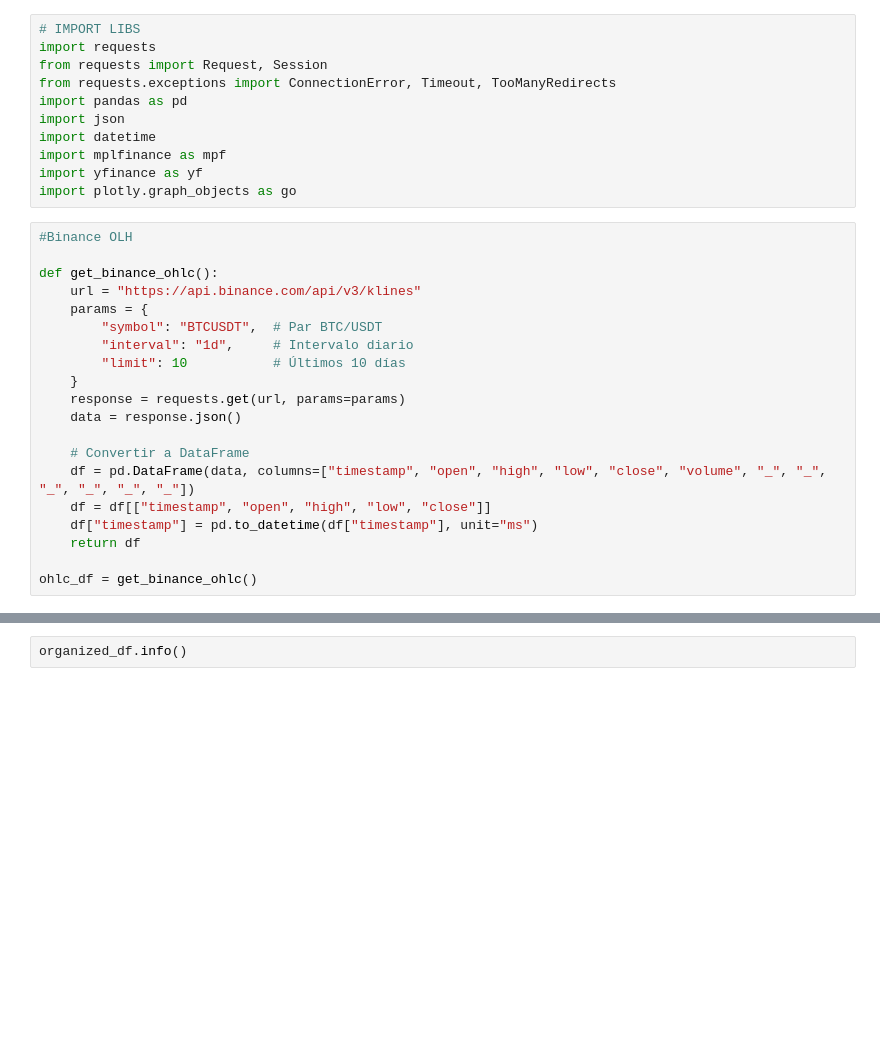
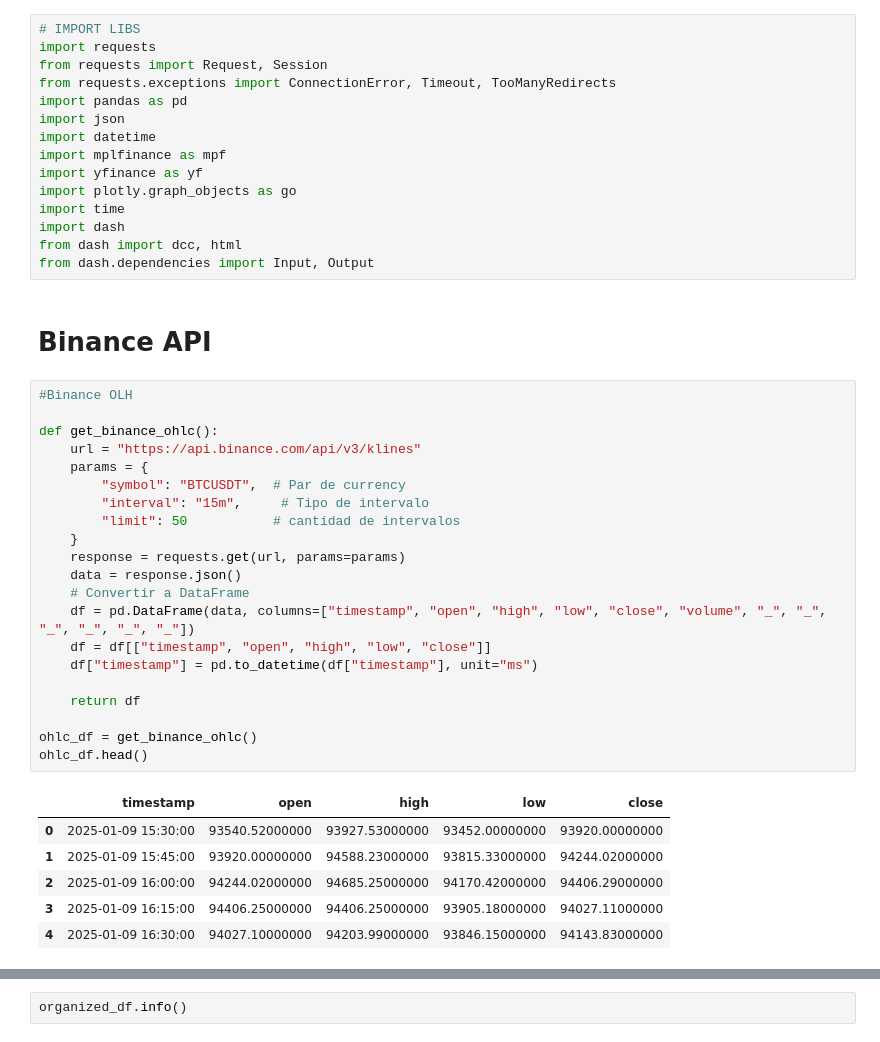
Before and after one commit to Pliperkiller/PhyNancy, a Jupyter notebook: charts/test.ipynb, the cells around one changed output, grey strips where cells are left out. Saved outputs shown, nothing was run; the diff lists cells and outputs as text; blank space fills up the shorter version.

```diff
--- a/charts/test.ipynb
+++ b/charts/test.ipynb
@@ -9,23 +9,37 @@ import datetime
 import mplfinance as mpf
 import yfinance as yf
 import plotly.graph_objects as go
+import time
+import dash
+from dash import dcc, html
+from dash.dependencies import Input, Output
+# %% [markdown]
+# Binance API
 # %%
 #Binance OLH
 
 def get_binance_ohlc():
     url = "https://api.binance.com/api/v3/klines"
     params = {
-        "symbol": "BTCUSDT",  # Par BTC/USDT
-        "interval": "1d",     # Intervalo diario
-        "limit": 10           # Últimos 10 días
+        "symbol": "BTCUSDT",  # Par de currency
+        "interval": "15m",     # Tipo de intervalo
+        "limit": 50           # cantidad de intervalos
     }
     response = requests.get(url, params=params)
     data = response.json()
-
     # Convertir a DataFrame
     df = pd.DataFrame(data, columns=["timestamp", "open", "high", "low", "close", "volume", "_", "_", "_", "_", "_", "_"])
     df = df[["timestamp", "open", "high", "low", "close"]]
     df["timestamp"] = pd.to_datetime(df["timestamp"], unit="ms")
+
     return df
 
 ohlc_df = get_binance_ohlc()
+ohlc_df.head()
+# %% [output]
+|  | timestamp | open | high | low | close |
+| 0 | 2025-01-09 15:30:00 | 93540.52000000 | 93927.53000000 | 93452.00000000 | 93920.00000000 |
+| 1 | 2025-01-09 15:45:00 | 93920.00000000 | 94588.23000000 | 93815.33000000 | 94244.02000000 |
+| 2 | 2025-01-09 16:00:00 | 94244.02000000 | 94685.25000000 | 94170.42000000 | 94406.29000000 |
+| 3 | 2025-01-09 16:15:00 | 94406.25000000 | 94406.25000000 | 93905.18000000 | 94027.11000000 |
+| 4 | 2025-01-09 16:30:00 | 94027.10000000 | 94203.99000000 | 93846.15000000 | 94143.83000000 |
```
Also changed, not shown: parts of 7 cells of this notebook, 1 other file.
